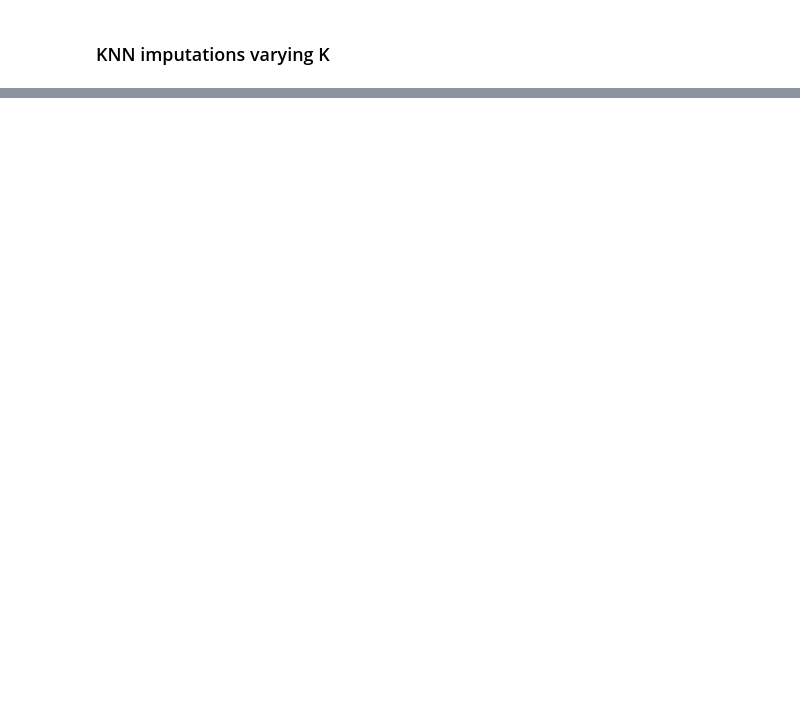
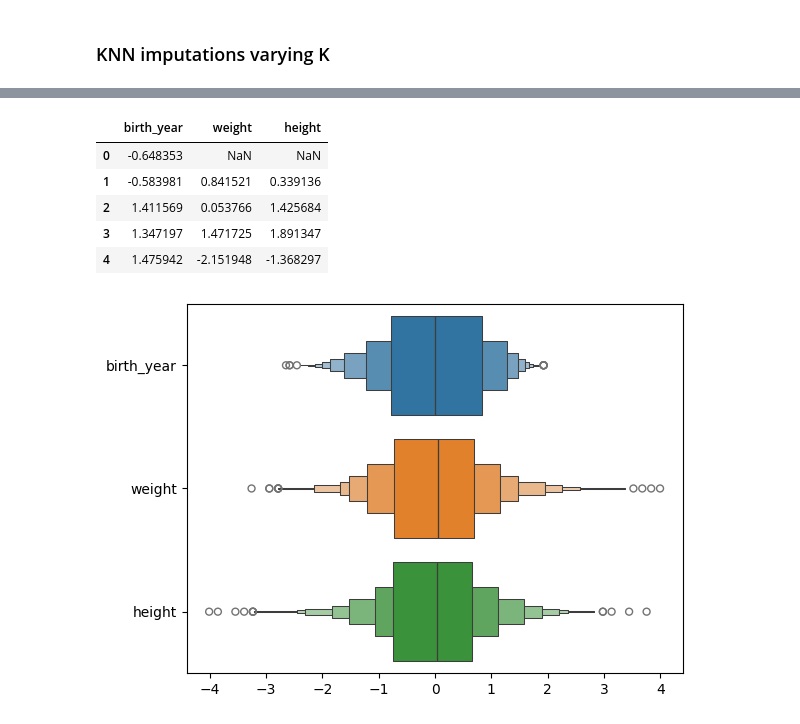
Before and after one commit to Dylan-Nico/Data-Mining-Cyclist-data, a Jupyter notebook: chiara_cyclists.ipynb, the cells around one changed output, grey strips where cells are left out. Cells and saved outputs as stored; diff of their text form; code cells hidden in the pictures; blank space fills up the shorter version.

```diff
--- a/chiara_cyclists.ipynb
+++ b/chiara_cyclists.ipynb
@@ -294,0 +698,11 @@ df_cyclists_2.isnull().sum()
+# %%
+seaborn.boxenplot(normalized_dataset, orient="h") # create a boxen plot of the normalized dataset
+normalized_dataset.head()
+# %% [output]
+|  | birth_year | weight | height |
+| 0 | -0.648353 | NaN | NaN |
+| 1 | -0.583981 | 0.841521 | 0.339136 |
+| 2 | 1.411569 | 0.053766 | 1.425684 |
+| 3 | 1.347197 | 1.471725 | 1.891347 |
+| 4 | 1.475942 | -2.151948 | -1.368297 |
+[figure, added]
```
Also changed, not shown: parts of 54 cells of this notebook, 1 other file.
